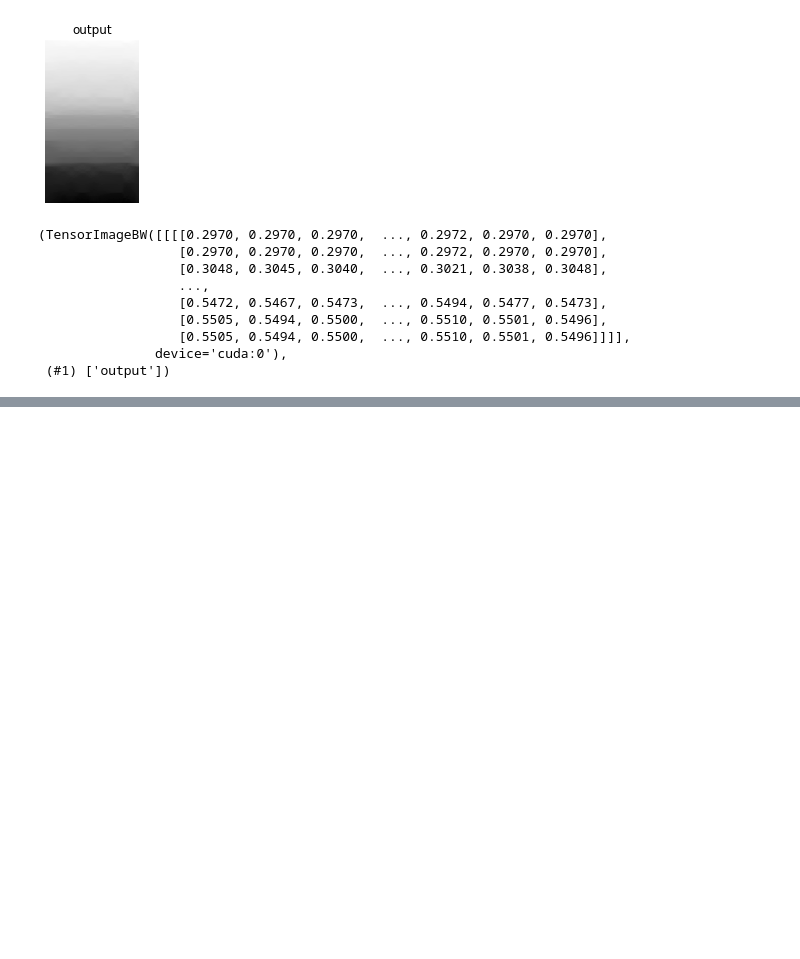
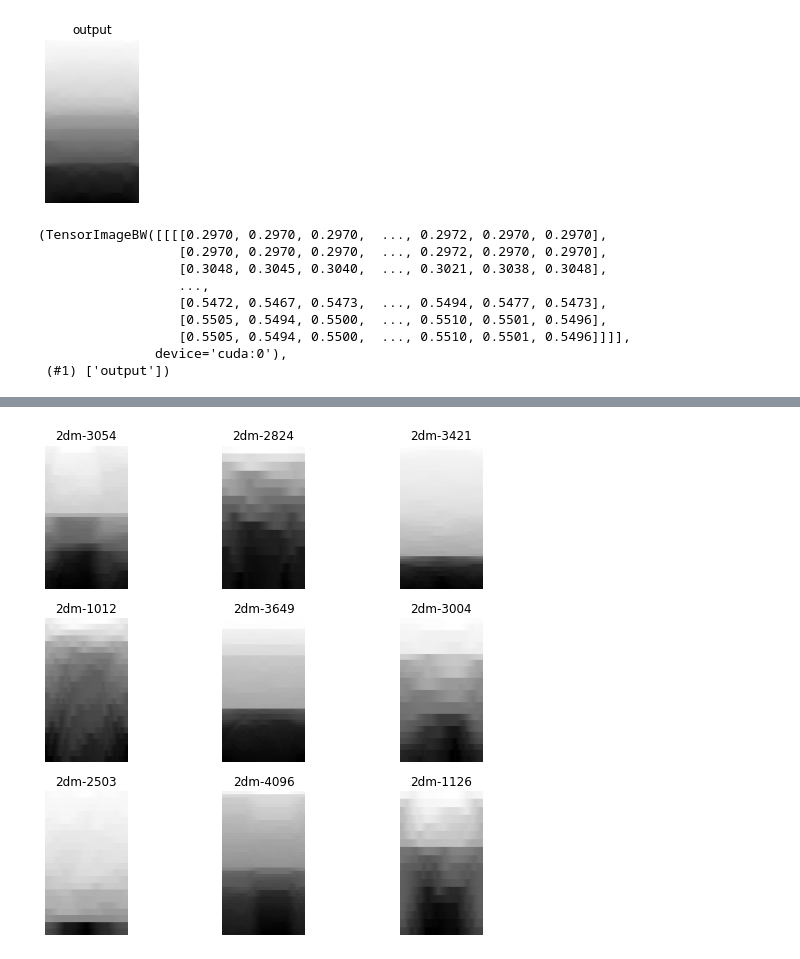
Before and after one commit to ThomasWarford/band-fingerprint, a Jupyter notebook: autoencoder/save_autoencoder_images.ipynb, the cells around one changed output, grey strips where cells are left out. Cells and saved outputs as stored; diff of their text form; code cells hidden in the pictures; blank space fills up the shorter version.

```diff
--- a/autoencoder/save_autoencoder_images.ipynb
+++ b/autoencoder/save_autoencoder_images.ipynb
@@ -228,0 +244,14 @@ Dimensions of energy array don't match those of 2dm-492: resizing.
+# %%
+dls = DataBlock(
+    blocks=(ImageBlock(cls=Tiff32Image), ImageBlock(cls=Tiff32Image), CategoryBlock),
+    get_items=get_image_files,
+    n_inp=1,
+    splitter=RandomSplitter(valid_pct=0.1, seed=42),
+    # item_tfms=[Resize(256)],
+    get_y = [lambda x: x, lambda x: str(x).split('/')[-1][:-5]],
+    batch_tfms=[IntToFloatTensor(div=2**16-1),],
+        ).dataloaders(DATA_DIRECTORY/f"images/energies{THRESHOLD}", bs=32)
+
+dls.show_batch()
+# %% [output]
+[figure, added]
```
Also changed, not shown: parts of 7 cells of this notebook, 1 other file.
